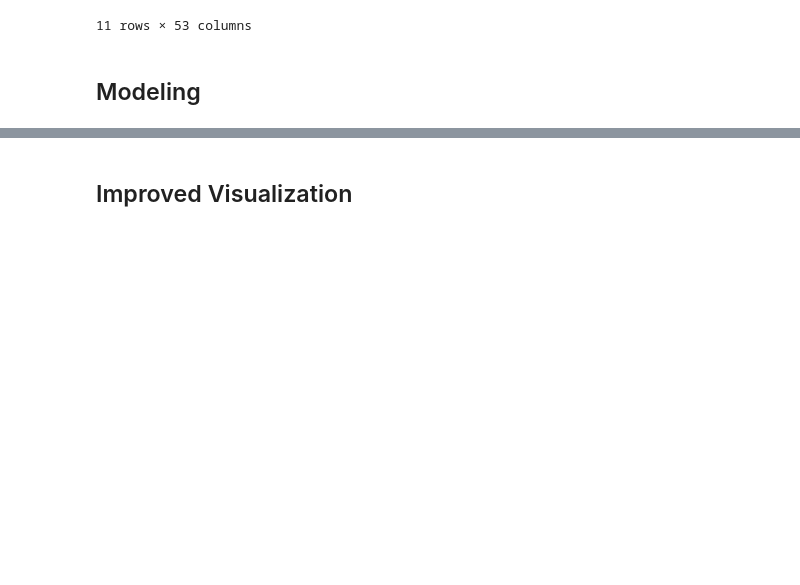
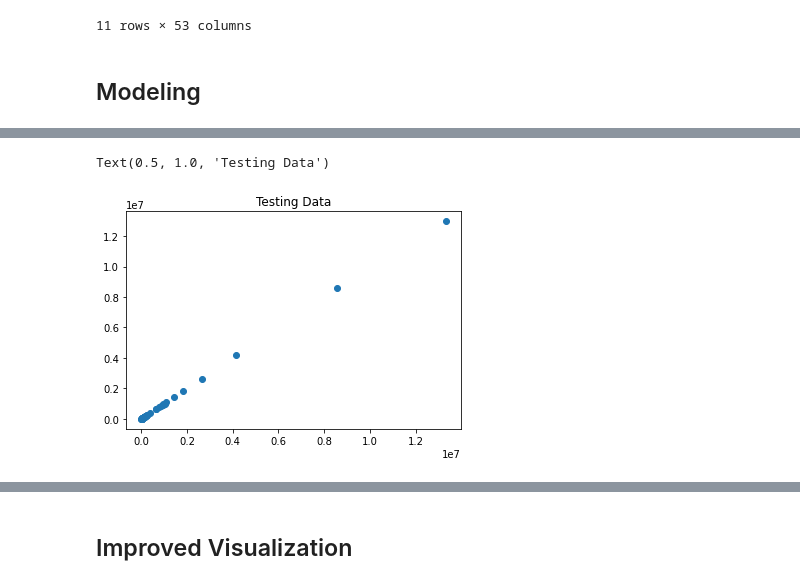
Before and after one commit to reach2sayan/data-1050-infinity, a Jupyter notebook: enhancement.ipynb, the cells around one changed output, grey strips where cells are left out. Cells and saved outputs as stored; diff of their text form; code cells hidden in the pictures; blank space fills up the shorter version.

```diff
--- a/enhancement.ipynb
+++ b/enhancement.ipynb
@@ -199,0 +161,3 @@ lm.fit()
+# %%
+test_X = X[-1]
+test_y = y[-1]
@@ -199,0 +178,6 @@ lm.fit()
+# %%
+plt.scatter(model.predict(test_X), test_y)
+plt.title("Testing Data")
+# %% [output]
+Text(0.5, 1.0, 'Testing Data')
+[figure, added]
```
Also changed, not shown: parts of 56 cells of this notebook.
